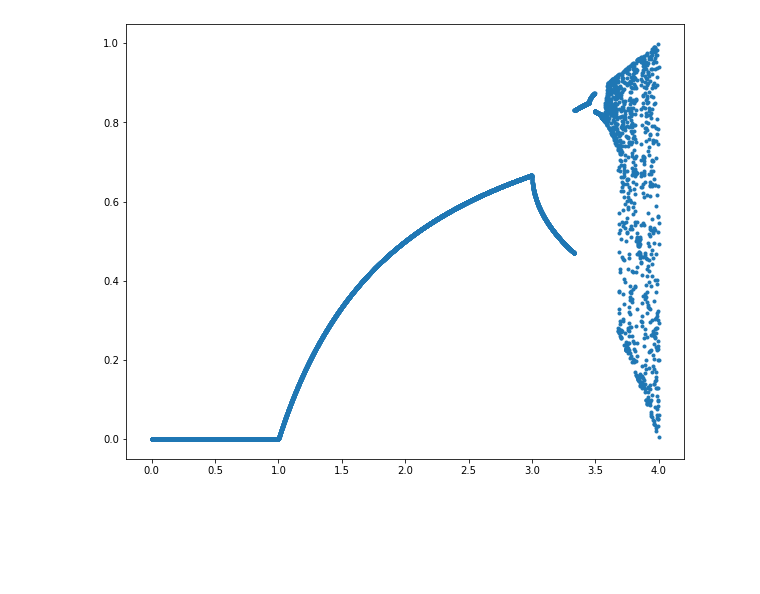
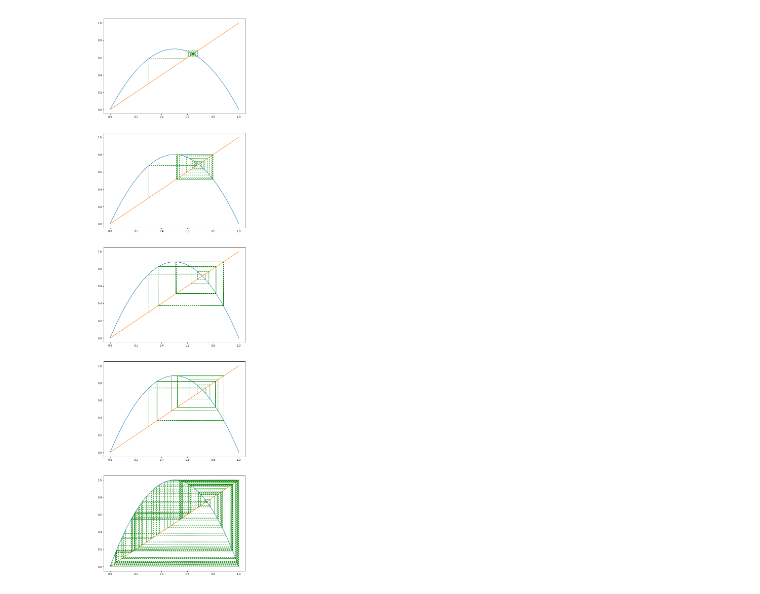
Before and after one commit to pcchen/Computation-in-Physics, a Jupyter notebook: 107020013/Logistic_Map.ipynb, the cells around one changed output. Drawn from its saved outputs; the diff is of its cells as text; code cells hidden in the pictures; blank space fills up the shorter version.

```diff
--- a/107020013/Logistic_Map.ipynb
+++ b/107020013/Logistic_Map.ipynb
@@ -113,15 +87,72 @@ ax[4].plot(x,y);
+# %%
+'''
+plot f(x), y=x, and trajectory
+'''
+
+x = np.linspace(0,1,1000)
+alpha = np.array([2.8, 3.2, 3.52, 3.54, 4])
+y1 = f(x,alpha[0])
+y2 = f(x,alpha[1])
+y3 = f(x,alpha[2])
+y4 = f(x,alpha[3])
+y5 = f(x,alpha[4])
+y = x
+
+x_all = [[],[],[],[],[]]
+N = 100
+for i in range(len(x_all)):
+    x0 = 0.3
+    for j in range(N-1):
+        x_all[i].append(x0)
+        x0 = f(x0,alpha[i])
+
+fig, ax = plt.subplots(nrows = 5, figsize = (10,40));
+
+ax[0].plot(x,y1);
+ax[0].plot(x,y);
+for i in range(N-2):
+    ax[0].plot([x_all[0][i],x_all[0][i]],x_all[0][i:i+2],'g--')
+    ax[0].plot(x_all[0][i:i+2],[x_all[0][i+1],x_all[0][i+1]],'g--')
+
+ax[1].plot(x,y2);
+ax[1].plot(x,y);
+for i in range(N-2):
+    ax[1].plot([x_all[1][i],x_all[1][i]],x_all[1][i:i+2],'g--')
+    ax[1].plot(x_all[1][i:i+2],[x_all[1][i+1],x_all[1][i+1]],'g--')
+
+ax[2].plot(x,y3);
+ax[2].plot(x,y);
+for i in range(N-2):
+    ax[2].plot([x_all[2][i],x_all[2][i]],x_all[2][i:i+2],'g--')
+    ax[2].plot(x_all[2][i:i+2],[x_all[2][i+1],x_all[2][i+1]],'g--')
+
+ax[3].plot(x,y4);
+ax[3].plot(x,y);
+for i in range(N-2):
+    ax[3].plot([x_all[3][i],x_all[3][i]],x_all[3][i:i+2],'g--')
+    ax[3].plot(x_all[3][i:i+2],[x_all[3][i+1],x_all[3][i+1]],'g--')
+
+ax[4].plot(x,y5);
+ax[4].plot(x,y);
+for i in range(N-2):
+    ax[4].plot([x_all[4][i],x_all[4][i]],x_all[4][i:i+2],'g--')
+    ax[4].plot(x_all[4][i:i+2],[x_all[4][i+1],x_all[4][i+1]],'g--')
+# %% [output]
+[figure, added]
 # %%
 '''
 plot fixpoint versus alpha
 '''
 
 x0 = 0.1
-alpha = np.linspace(0,4,10000)
-N = 1000
+x = []
+alpha = np.linspace(3.5,4,10000)
+N = 10000
 for i in range(N):
     x0 = f(x0,alpha)
+    if i >9900:
+        x.append(x0)
 
 fig, ax = plt.subplots(figsize=(10,8));
-ax.plot(alpha,x0,'.');
+for i in range(len(x)):
+    ax.plot(alpha,x[i],'m.',markersize = 0.05);
-# %% [output]
-[figure, removed]
```
Also changed, not shown: parts of 3 cells of this notebook.
